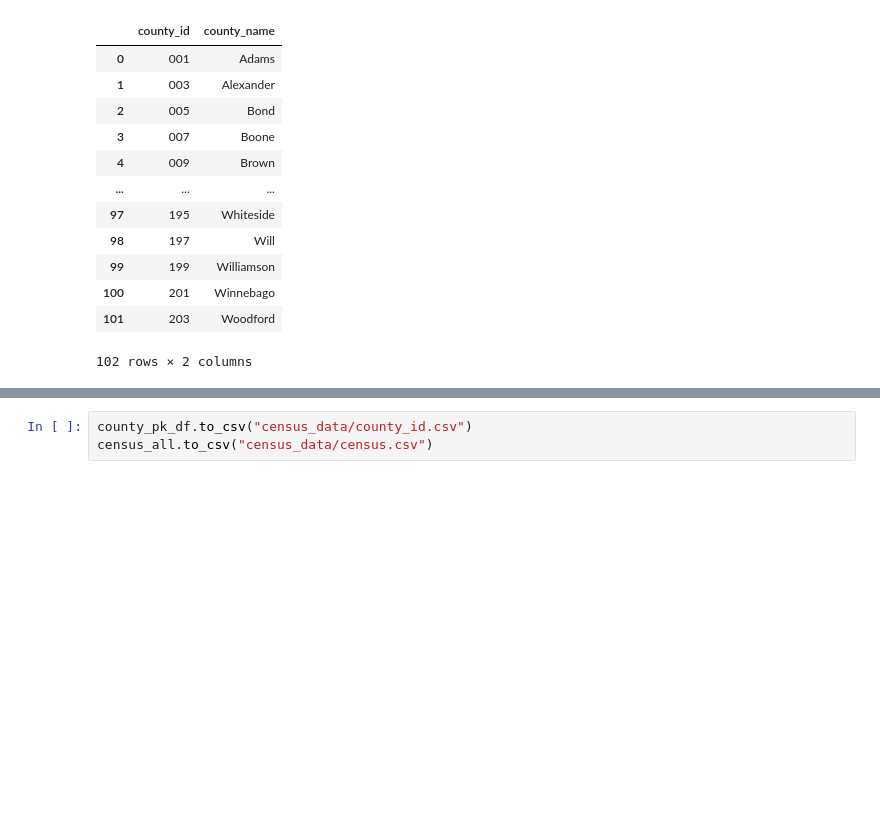
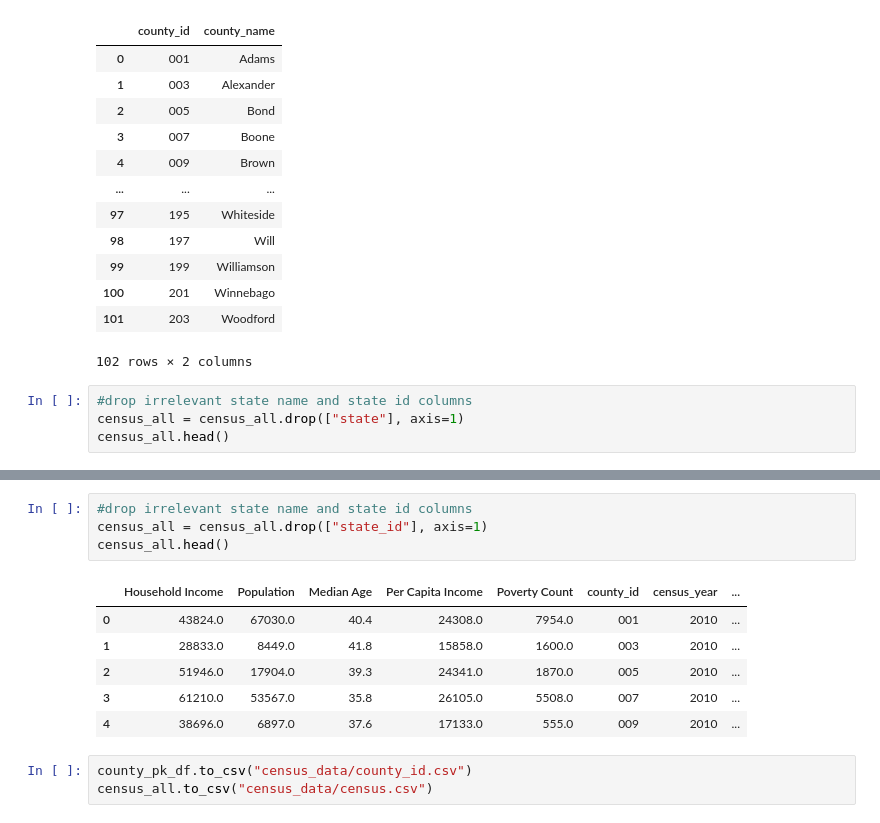
Before and after one commit to sshaughnessy/ETL-Project, a Jupyter notebook: Census_ETL.ipynb, the cells around one changed output, grey strips where cells are left out. Saved outputs shown, nothing was run; the diff lists cells and outputs as text; blank space fills up the shorter version.

Commit message:
dropped state and state id column

```diff
--- a/Census_ETL.ipynb
+++ b/Census_ETL.ipynb
@@ -438,3 +438,7 @@ county_pk_df
 | 100 | 201 | Winnebago |
 | 101 | 203 | Woodford |
 102 rows × 2 columns
+# %%
+#drop irrelevant state name and state id columns
+census_all = census_all.drop(["state"], axis=1)
+census_all.head()
@@ -441,3 +452,14 @@ county_pk_df
+# %%
+#drop irrelevant state name and state id columns
+census_all = census_all.drop(["state_id"], axis=1)
+census_all.head()
+# %% [output]
+|  | Household Income | Population | Median Age | Per Capita Income | Poverty Count | county_id | census_year | ... |
+| 0 | 43824.0 | 67030.0 | 40.4 | 24308.0 | 7954.0 | 001 | 2010 | ... |
+| 1 | 28833.0 | 8449.0 | 41.8 | 15858.0 | 1600.0 | 003 | 2010 | ... |
+| 2 | 51946.0 | 17904.0 | 39.3 | 24341.0 | 1870.0 | 005 | 2010 | ... |
+| 3 | 61210.0 | 53567.0 | 35.8 | 26105.0 | 5508.0 | 007 | 2010 | ... |
+| 4 | 38696.0 | 6897.0 | 37.6 | 17133.0 | 555.0 | 009 | 2010 | ... |
 # %%
 county_pk_df.to_csv("census_data/county_id.csv")
 census_all.to_csv("census_data/census.csv")
```
Also changed, not shown: parts of 1 cell of this notebook, 1 other file.
